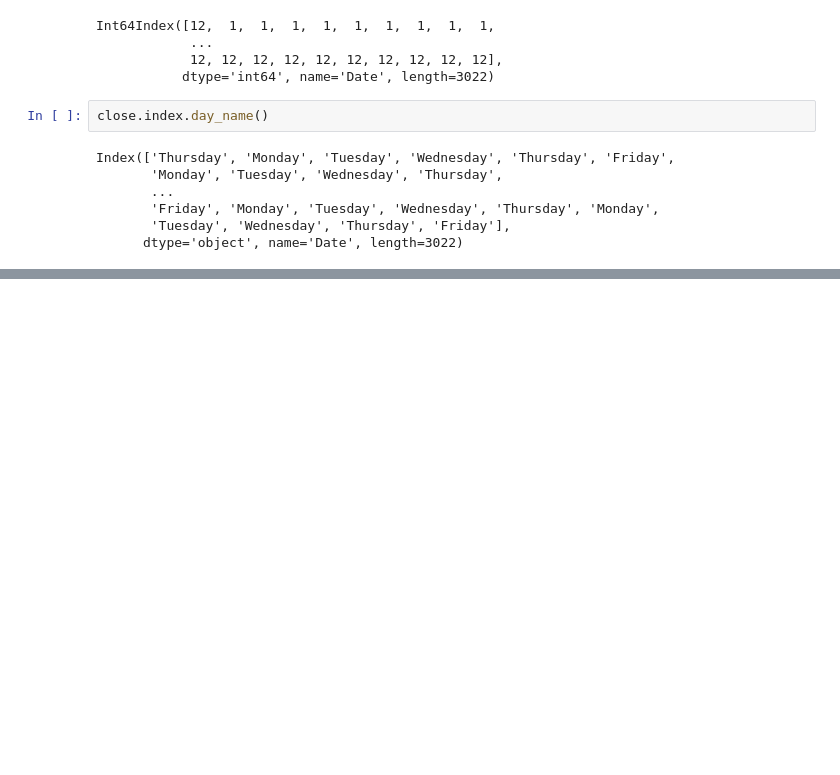
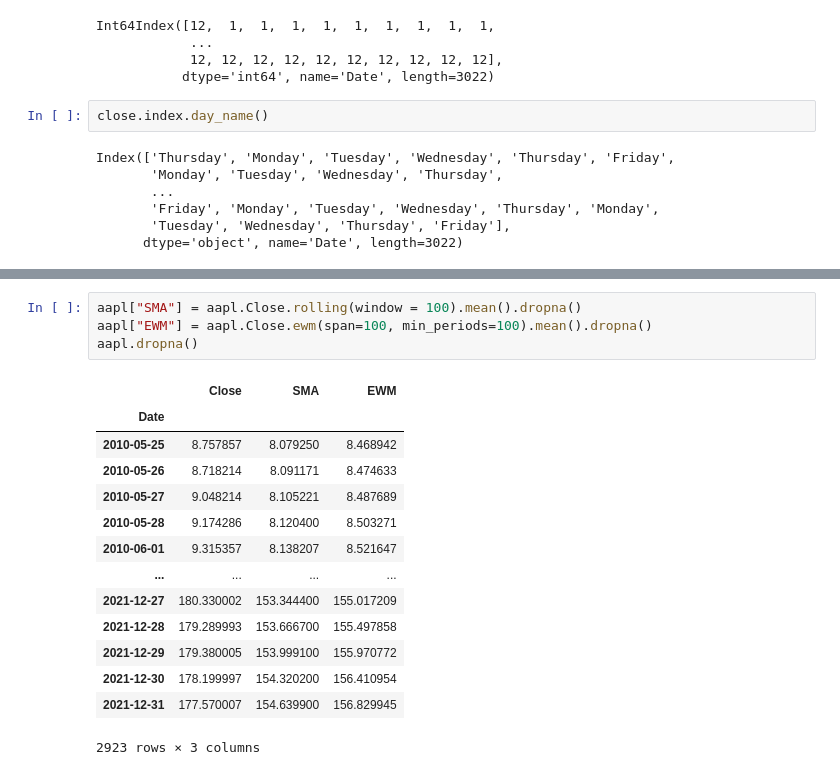
Before and after one commit to amarendra-singh/FinancePython, a Jupyter notebook: yFinance.ipynb, the cells around one changed output, grey strips where cells are left out. Saved outputs shown, nothing was run; the diff lists cells and outputs as text; blank space fills up the shorter version.

```diff
--- a/yFinance.ipynb
+++ b/yFinance.ipynb
@@ -421,0 +478,19 @@ Index(['Thursday', 'Monday', 'Tuesday', 'Wednesday', 'Thursday', 'Friday',
+# %%
+aapl["SMA"] = aapl.Close.rolling(window = 100).mean().dropna()
+aapl["EWM"] = aapl.Close.ewm(span=100, min_periods=100).mean().dropna()
+aapl.dropna()
+# %% [output]
+|  | Close | SMA | EWM |
+| Date |  |  |  |
+| 2010-05-25 | 8.757857 | 8.079250 | 8.468942 |
+| 2010-05-26 | 8.718214 | 8.091171 | 8.474633 |
+| 2010-05-27 | 9.048214 | 8.105221 | 8.487689 |
+| 2010-05-28 | 9.174286 | 8.120400 | 8.503271 |
+| 2010-06-01 | 9.315357 | 8.138207 | 8.521647 |
+| ... | ... | ... | ... |
+| 2021-12-27 | 180.330002 | 153.344400 | 155.017209 |
+| 2021-12-28 | 179.289993 | 153.666700 | 155.497858 |
+| 2021-12-29 | 179.380005 | 153.999100 | 155.970772 |
+| 2021-12-30 | 178.199997 | 154.320200 | 156.410954 |
+| 2021-12-31 | 177.570007 | 154.639900 | 156.829945 |
+2923 rows × 3 columns
```
Also changed, not shown: parts of 10 cells of this notebook, 1 other file.
